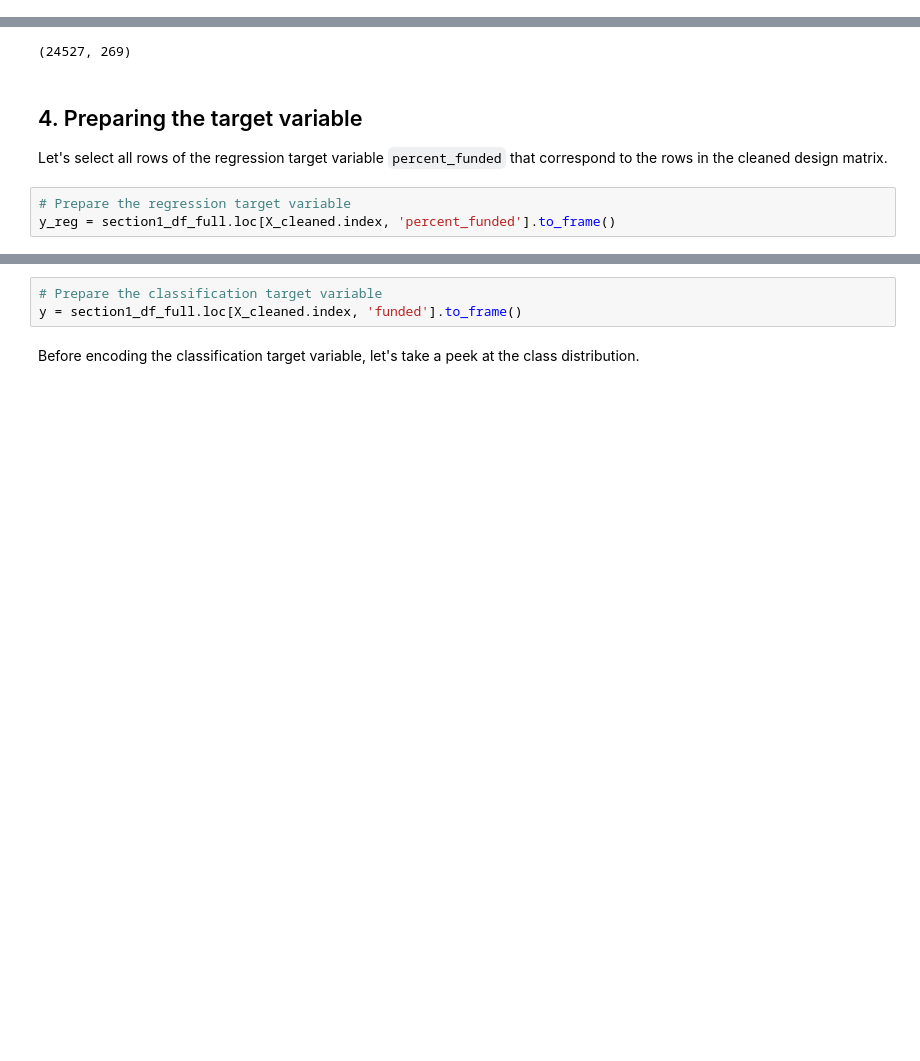
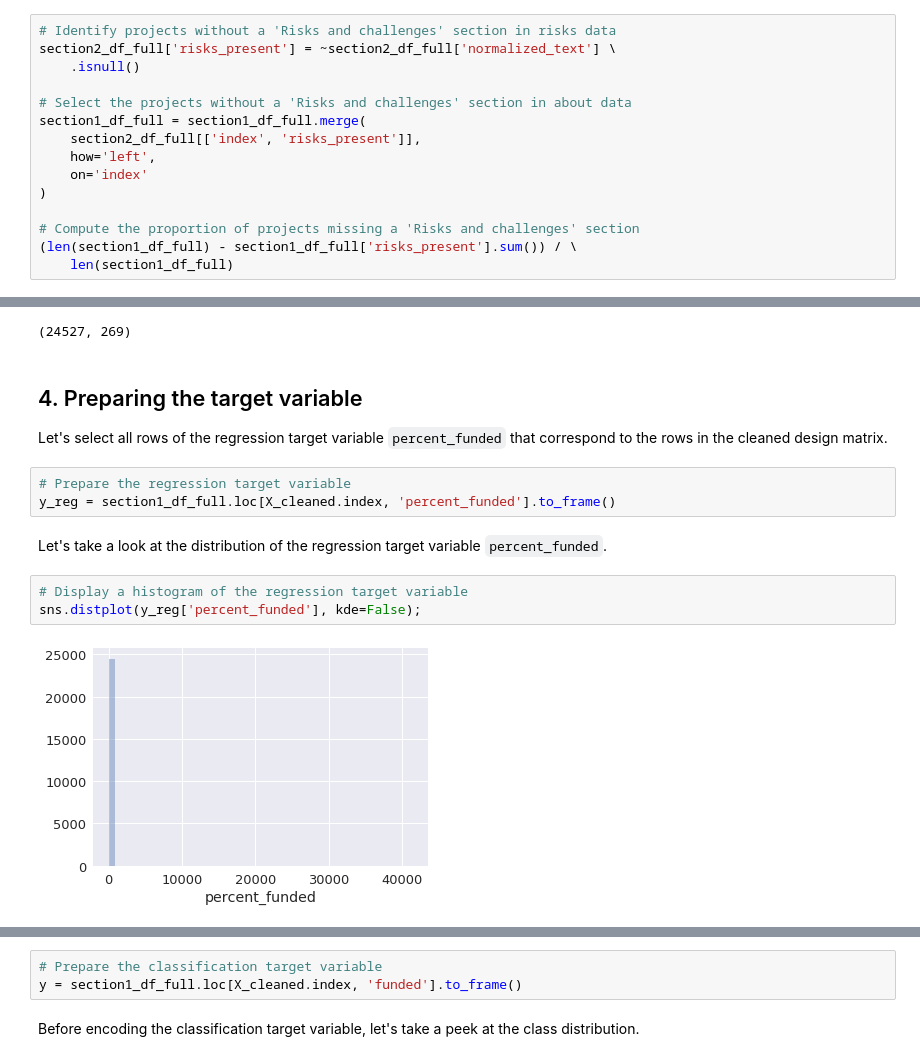
Before and after one commit to redwanhuq/campaign-critic, a Jupyter notebook: prototyping-machine_learning.ipynb, the cells around one changed output, grey strips where cells are left out. Saved outputs shown, nothing was run; the diff lists cells and outputs as text; blank space fills up the shorter version.

```diff
--- a/prototyping-machine_learning.ipynb
+++ b/prototyping-machine_learning.ipynb
@@ -138,0 +140,15 @@ X_cleaned = X_cleaned.fillna(0)
+# %%
+# Identify projects without a 'Risks and challenges' section in risks data
+section2_df_full['risks_present'] = ~section2_df_full['normalized_text'] \
+    .isnull()
+
+# Select the projects without a 'Risks and challenges' section in about data
+section1_df_full = section1_df_full.merge(
+    section2_df_full[['index', 'risks_present']],
+    how='left',
+    on='index'
+)
+
+# Compute the proportion of projects missing a 'Risks and challenges' section
+(len(section1_df_full) - section1_df_full['risks_present'].sum()) / \
+    len(section1_df_full)
@@ -225,3 +251,10 @@ Let's select all rows of the regression target variable `percent_funded` that co
 # %%
 # Prepare the regression target variable
 y_reg = section1_df_full.loc[X_cleaned.index, 'percent_funded'].to_frame()
+# %% [markdown]
+Let's take a look at the distribution of the regression target variable `percent_funded`.
+# %%
+# Display a histogram of the regression target variable
+sns.distplot(y_reg['percent_funded'], kde=False);
+# %% [output]
+[figure, added]
```
Also changed, not shown: parts of 26 cells of this notebook, 28 other files.
